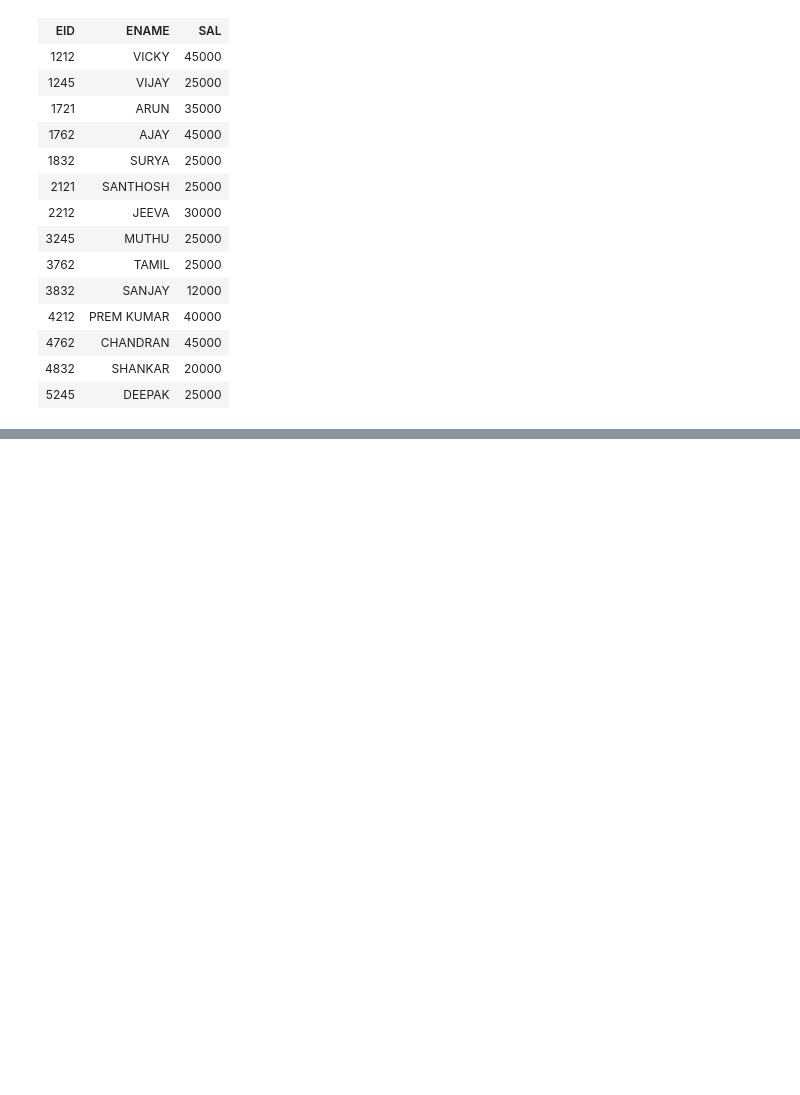
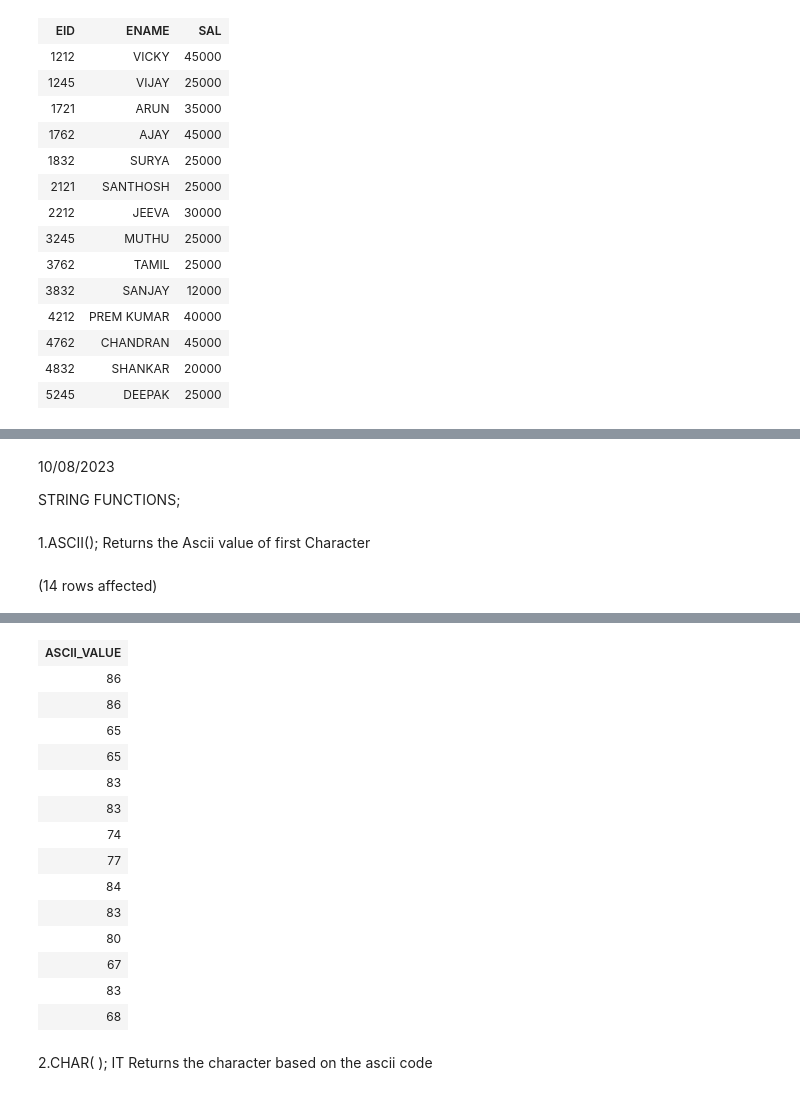
Before and after one commit to gopinathibots/SQL-notes, a Jupyter notebook: sql practice.ipynb, the cells around one changed output, grey strips where cells are left out. Cells and saved outputs as stored; diff of their text form; code cells hidden in the pictures; blank space fills up the shorter version.

```diff
--- a/sql practice.ipynb
+++ b/sql practice.ipynb
@@ -1843,0 +2206,11 @@ Total execution time: 00:00:00.033
+# %% [markdown]
+10/08/2023
+
+STRING FUNCTIONS;
+# %% [markdown]
+1.ASCII(); Returns the Ascii value of first Character
+# %%
+SELECT ASCII(ENAME) AS ASCII_VALUE
+FROM EMPLOYE_DETAILS;
+# %% [output]
+(14 rows affected)
@@ -1843,0 +2218,17 @@ Total execution time: 00:00:00.033
+| ASCII_VALUE |
+| 86 |
+| 86 |
+| 65 |
+| 65 |
+| 83 |
+| 83 |
+| 74 |
+| 77 |
+| 84 |
+| 83 |
+| 80 |
+| 67 |
+| 83 |
+| 68 |
+# %% [markdown]
+2.CHAR( ); IT Returns the character based on the ascii code
```
Also changed, not shown: parts of 131 cells of this notebook.
